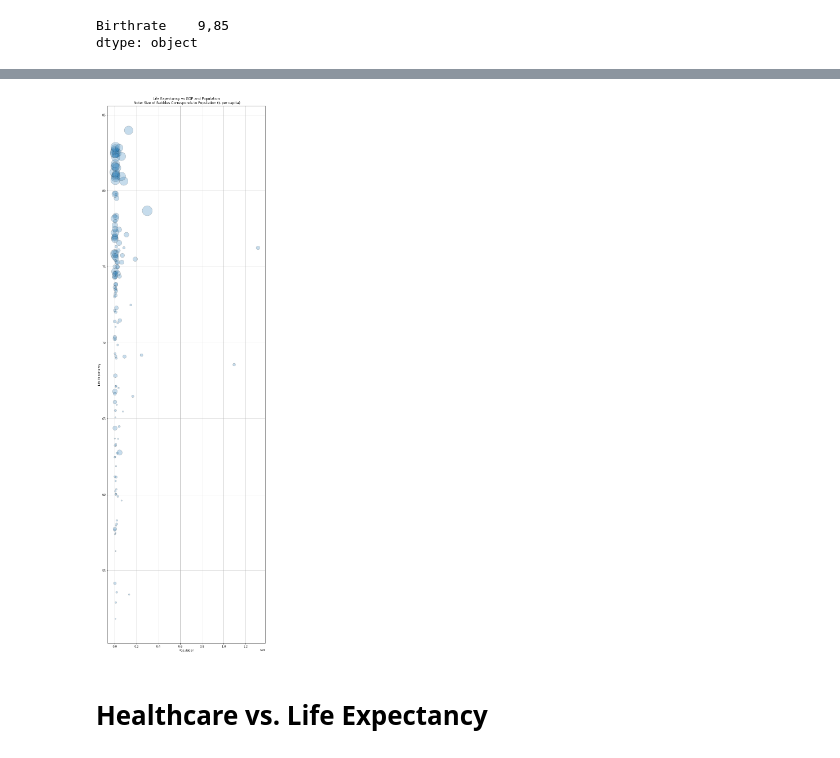
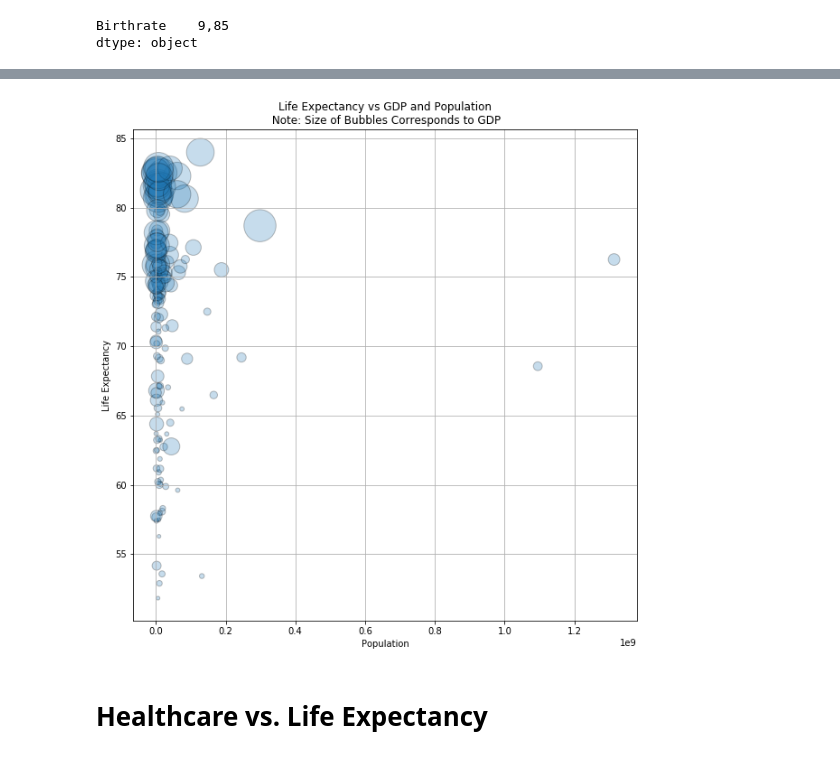
Before and after one commit to rdhaliwal96/group_collaboration, a Jupyter notebook: christine/country_population_analysis_cton.ipynb, the cells around one changed output, grey strips where cells are left out. Cells and saved outputs as stored; diff of their text form; code cells hidden in the pictures.

```diff
--- a/christine/country_population_analysis_cton.ipynb
+++ b/christine/country_population_analysis_cton.ipynb
@@ -346,21 +360,21 @@ life_expectancy_gdp.head()
 # %%
 # life expectancy, gdp, population bubbble chart. Size will be population
-plt.figure(figsize=(10,35))
+plt.figure(figsize=(10,10))
 x = clean_country['Population']
 y = clean_country['Life Expectancy']
 z = clean_country['GDP ($ per capita)']
 
 plt.scatter(x, y, s=z/30,alpha=0.25, edgecolors="black", linewidth=1)
 plt.xlabel("Population")
 plt.ylabel("Life Expectancy")
 plt.title('Life Expectancy vs GDP and Population'
-        '\n Note: Size of Bubbles Corresponds to Population ($ per capita)')
+        '\n Note: Size of Bubbles Corresponds to GDP')
 
 plt.grid()
-#plt.savefig(“life_expectancy_climate.png”)
+plt.savefig('Resources/le_gdp_pop.png')
 plt.show()
 # %% [output]
-[figure, old version]
+[figure, new version]
 # %% [markdown]
 # Healthcare vs. Life Expectancy
 # %%
```
Also changed, not shown: parts of 6 cells of this notebook, 4 other files.
